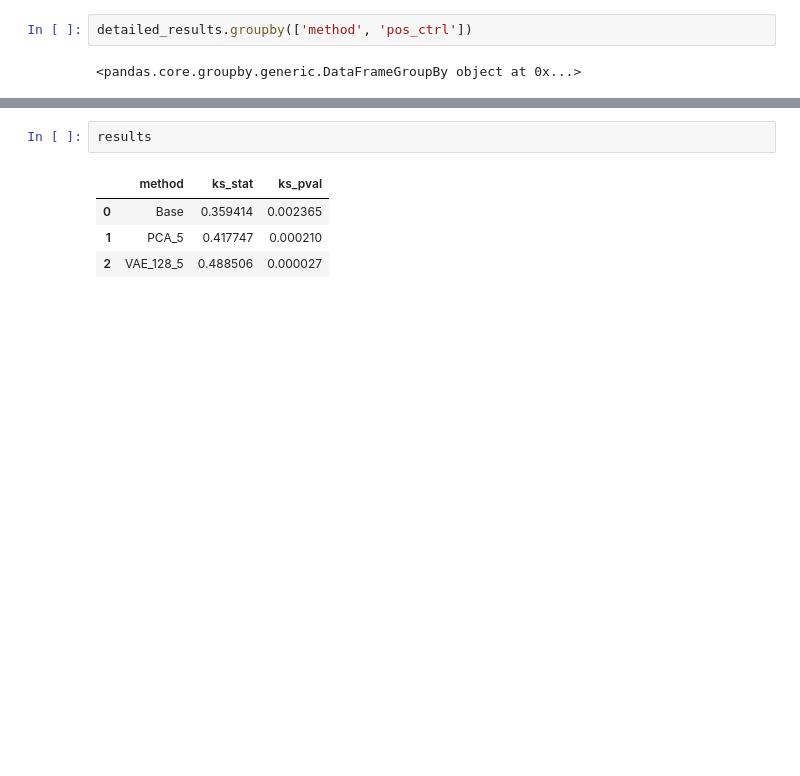
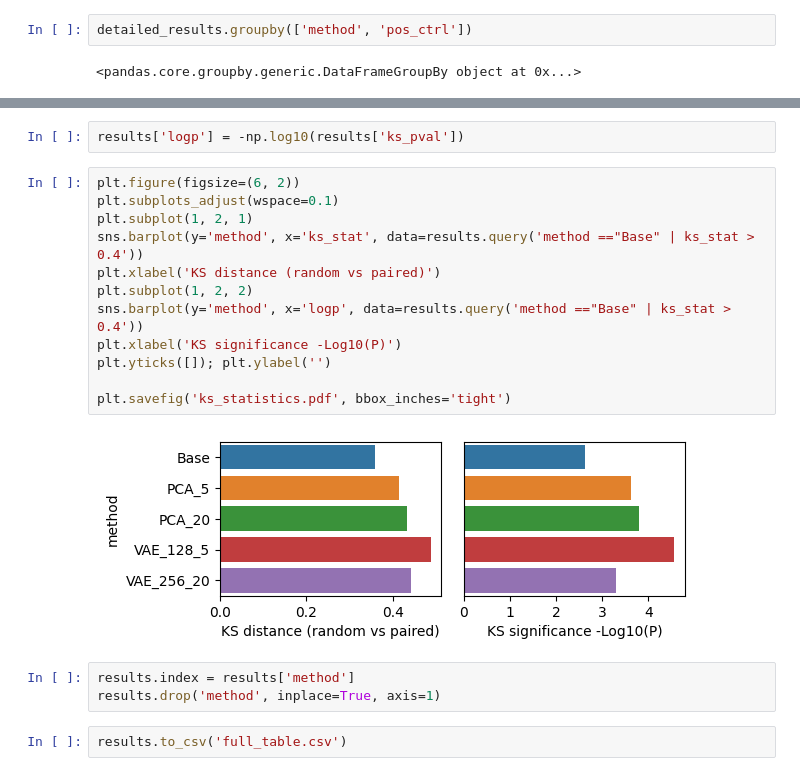
Before and after one commit to mincheoly/CS182A-project, a Jupyter notebook: analysis/paired_guide.ipynb, the cells around one changed output, grey strips where cells are left out. Saved outputs shown, nothing was run; the diff lists cells and outputs as text; blank space fills up the shorter version.

```diff
--- a/analysis/paired_guide.ipynb
+++ b/analysis/paired_guide.ipynb
@@ -83,7 +144,21 @@ sns.boxplot(x='method', y='beta_corr', hue='pos_ctrl', data=detailed_results)
+# %%
+results['logp'] = -np.log10(results['ks_pval'])
 # %%
-results
+plt.figure(figsize=(6, 2))
+plt.subplots_adjust(wspace=0.1)
+plt.subplot(1, 2, 1)
+sns.barplot(y='method', x='ks_stat', data=results.query('method =="Base" | ks_stat > 0.4'))
+plt.xlabel('KS distance (random vs paired)')
+plt.subplot(1, 2, 2)
+sns.barplot(y='method', x='logp', data=results.query('method =="Base" | ks_stat > 0.4'))
+plt.xlabel('KS significance -Log10(P)')
+plt.yticks([]); plt.ylabel('')
+
+plt.savefig('ks_statistics.pdf', bbox_inches='tight')
 # %% [output]
-|  | method | ks_stat | ks_pval |
-| 0 | Base | 0.359414 | 0.002365 |
-| 1 | PCA_5 | 0.417747 | 0.000210 |
-| 2 | VAE_128_5 | 0.488506 | 0.000027 |
+[figure, added]
+# %%
+results.index = results['method']
+results.drop('method', inplace=True, axis=1)
+# %%
+results.to_csv('full_table.csv')
```
Also changed, not shown: parts of 6 cells of this notebook, 8 other files.
